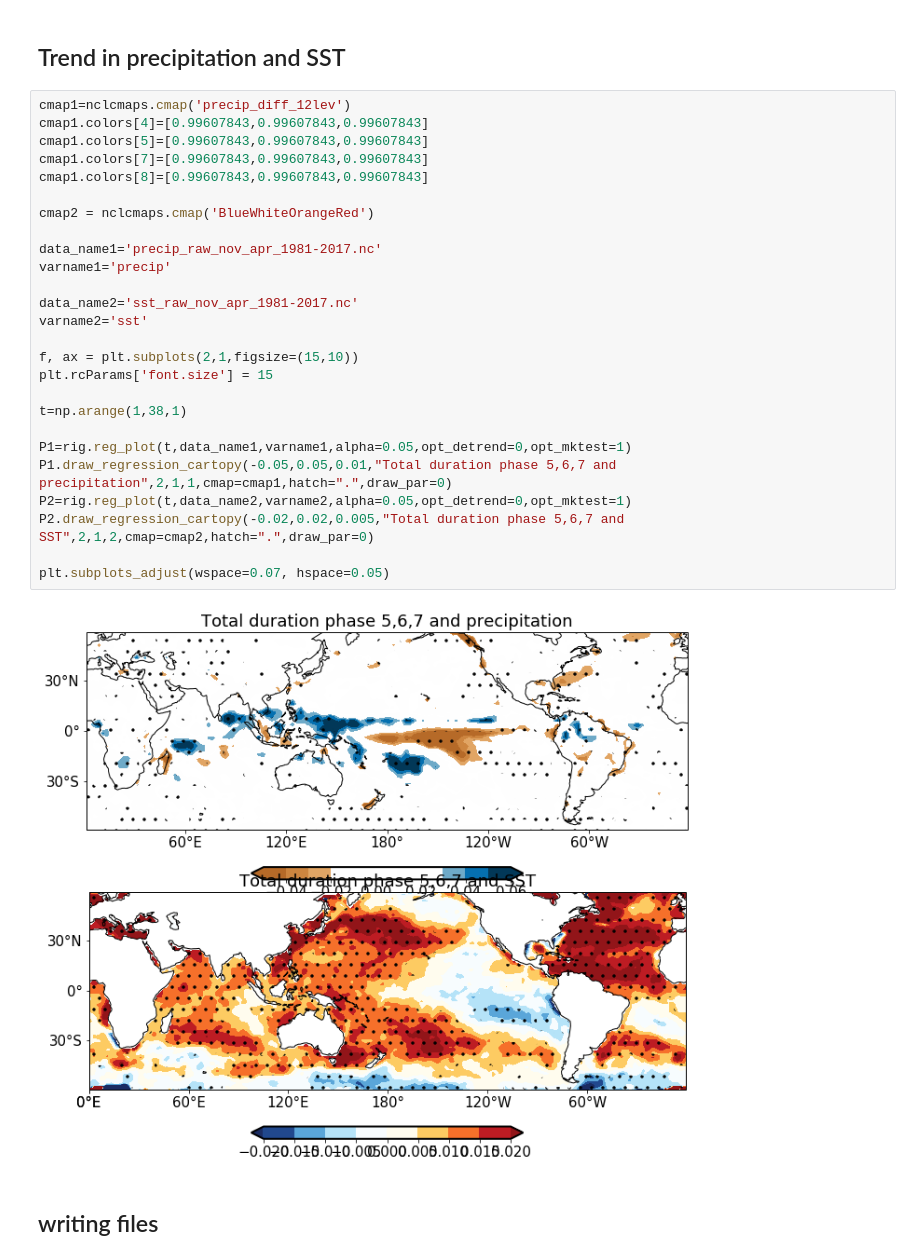
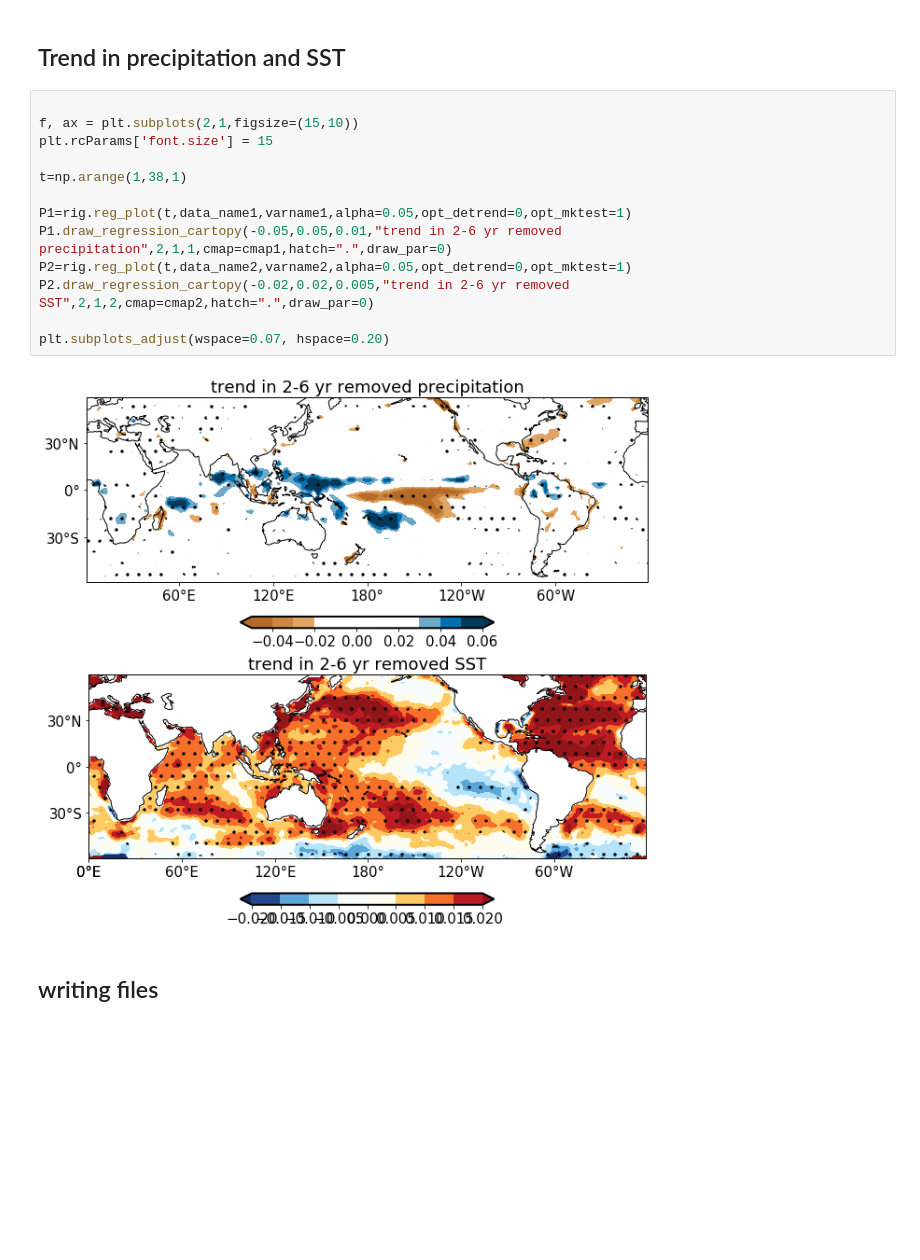
Before and after one commit to RoxyKoll/warmpool-mjo, a Jupyter notebook: scripts/MJO_123_567_pdfs_88.ipynb, the cells around one changed output. Saved outputs shown, nothing was run; the diff lists cells and outputs as text; blank space fills up the shorter version.

```diff
--- a/scripts/MJO_123_567_pdfs_88.ipynb
+++ b/scripts/MJO_123_567_pdfs_88.ipynb
@@ -732,33 +730,20 @@ plt.subplots_adjust(wspace=0.07, hspace=0)
 # %% [markdown]
 ## Trend in precipitation and SST
 # %%
-cmap1=nclcmaps.cmap('precip_diff_12lev')
-cmap1.colors[4]=[0.99607843,0.99607843,0.99607843]
-cmap1.colors[5]=[0.99607843,0.99607843,0.99607843]
-cmap1.colors[7]=[0.99607843,0.99607843,0.99607843]
-cmap1.colors[8]=[0.99607843,0.99607843,0.99607843]
-
-cmap2 = nclcmaps.cmap('BlueWhiteOrangeRed')
-
-data_name1='precip_raw_nov_apr_1981-2017.nc'
-varname1='precip'
-
-data_name2='sst_raw_nov_apr_1981-2017.nc'
-varname2='sst'
 
 f, ax = plt.subplots(2,1,figsize=(15,10))
 plt.rcParams['font.size'] = 15
 
 t=np.arange(1,38,1)
 
 P1=rig.reg_plot(t,data_name1,varname1,alpha=0.05,opt_detrend=0,opt_mktest=1)
-P1.draw_regression_cartopy(-0.05,0.05,0.01,"Total duration phase 5,6,7 and precipitation",2,1,1,cmap=cmap1,hatch=".",draw_par=0)
+P1.draw_regression_cartopy(-0.05,0.05,0.01,"trend in 2-6 yr removed precipitation",2,1,1,cmap=cmap1,hatch=".",draw_par=0)
 P2=rig.reg_plot(t,data_name2,varname2,alpha=0.05,opt_detrend=0,opt_mktest=1)
-P2.draw_regression_cartopy(-0.02,0.02,0.005,"Total duration phase 5,6,7 and SST",2,1,2,cmap=cmap2,hatch=".",draw_par=0)
+P2.draw_regression_cartopy(-0.02,0.02,0.005,"trend in 2-6 yr removed SST",2,1,2,cmap=cmap2,hatch=".",draw_par=0)
 
-plt.subplots_adjust(wspace=0.07, hspace=0.05)
+plt.subplots_adjust(wspace=0.07, hspace=0.20)
 # %% [output]
-[figure, old version]
+[figure, new version]
 # %% [markdown]
 ## writing files
 # %%
```
Also changed, not shown: parts of 5 cells of this notebook.
